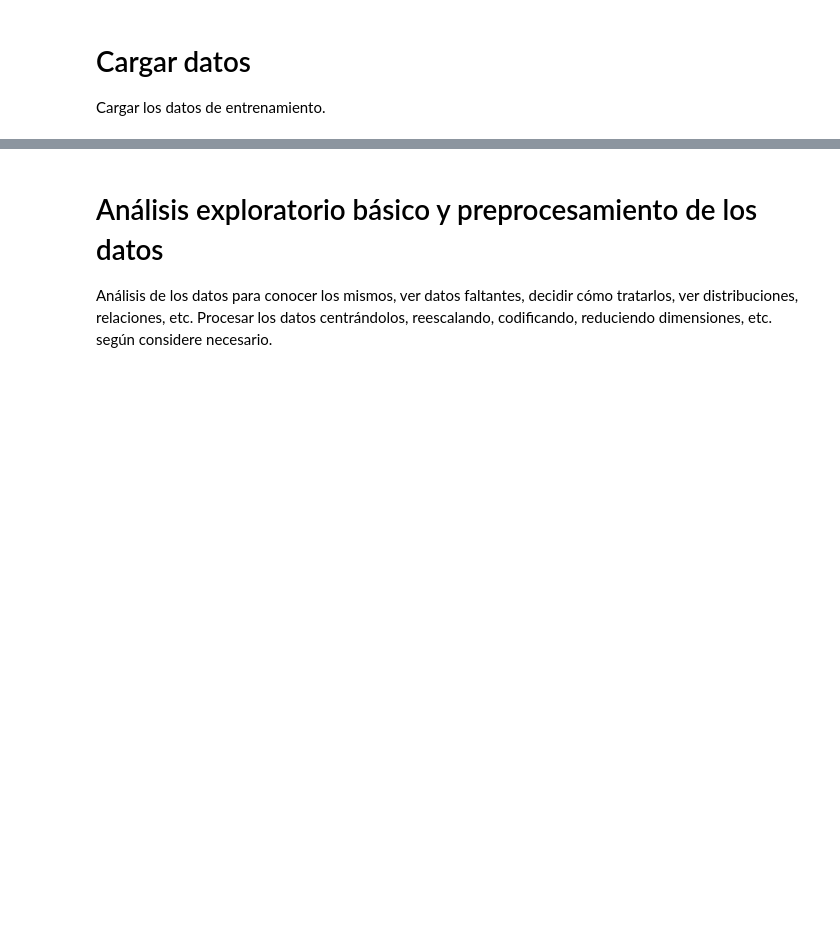
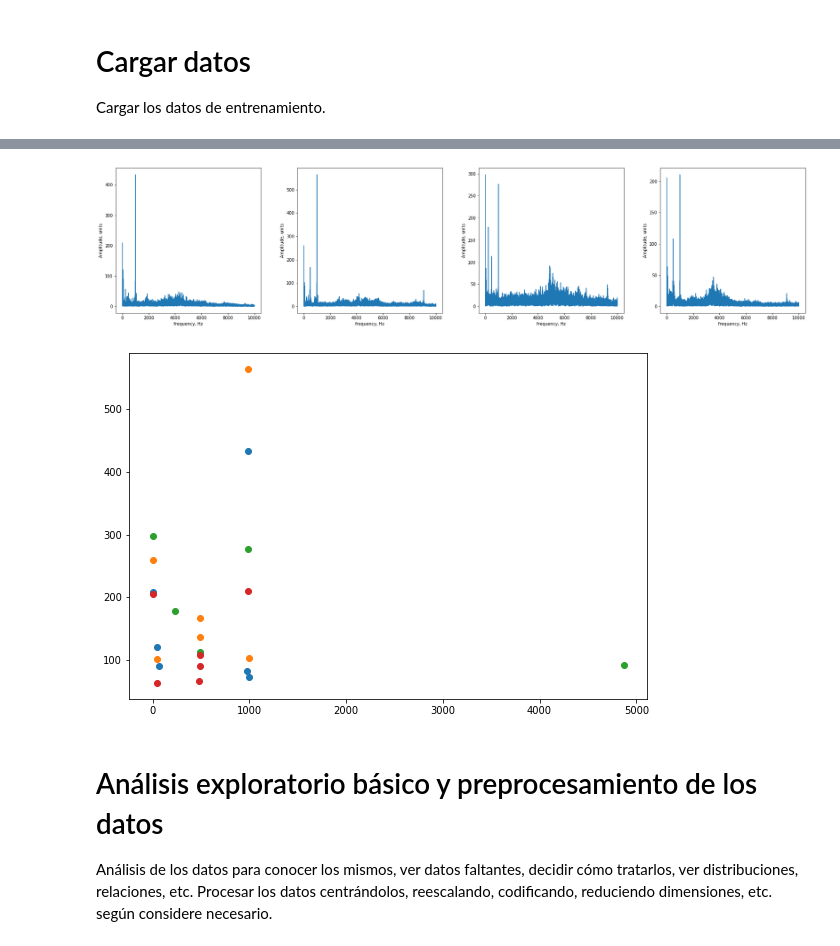
Before and after one commit to mbrito96/CEIA, a Jupyter notebook: X4_AnDatos/TP Integrador/01_GeneracionDataset.ipynb, the cells around one changed output, grey strips where cells are left out. Saved outputs shown, nothing was run; the diff lists cells and outputs as text; code cells hidden in the pictures; blank space fills up the shorter version.

Commit message:
Agrego algo de procesamiento de FFT y extracción de armonicos. Falta agregar como feature del dataset

```diff
--- a/X4_AnDatos/TP Integrador/01_GeneracionDataset.ipynb
+++ b/X4_AnDatos/TP Integrador/01_GeneracionDataset.ipynb
@@ -37,7 +25,6 @@ PATH_DATASET = "./Dataset/dataset_2.csv"
 from fileinput import filename
 import os
 from os.path import isfile, join
-
 from matplotlib.pyplot import axis
 
 # onlyfiles = [f for f in listdir(PATH_EXPERIMENT) if isfile(join(PATH_EXPERIMENT, f))]
@@ -57,20 +44,29 @@ def GetIQR(df):
     iqr = q3 - q1
     return np.array(iqr).flatten().reshape(1,4)
 
+def GetFundFreq(df):
+    fft = np.fft.rfft(np.array(df), axis=0)
+    print(fft)
+
 
 def AddNewRow(df_out, df_in):
-    f_vals = np.array(df_in.mean(axis=0)).reshape(1,4)
-    f_vals = np.vstack((f_vals, np.array(df_in.std(axis=0)).reshape(1,4)))
-    f_vals = np.vstack((f_vals, GetIQR(df_in)))
+    # Get per bearing values
+    f_vals = np.array(df_in.mean(axis=0)).reshape(1,4)  # mean
+    f_vals = np.vstack((f_vals, np.array(df_in.std(axis=0)).reshape(1,4)))  # std
+    f_vals = np.vstack((f_vals, GetIQR(df_in))) # irq
+    GetFundFreq(df_in)
 
     new_row = pd.DataFrame(f_vals.flatten(order='F').reshape(1,len(df_columns)),columns=df_columns)
+
+    # Get
+
     df_out = pd.concat([df_out, new_row], axis=0)
 
     return df_out
 
 
 
-files_to_process = 5 # if -1, process all files in path folder
+files_to_process = 1 # if -1, process all files in path folder
 
 file_names = [x for x in os.listdir(PATH_EXPERIMENT) if x.endswith('.39')]
 df_in = None
@@ -111,3 +112,39 @@ shape: (5, 12)
+# %%
+
+def GetFundFreq(df, Fs):
+    signal = np.array(df)
+    fft_abs = np.abs(np.fft.rfft(signal, axis=0))
+    freq = np.fft.rfftfreq(signal.shape[0], d=1/Fs)
+    i = 1
+    harmonics_to_get = 6
+    harmonics = []
+    fig = plt.figure()
+    fig2 = plt.figure()
+    axes_top = fig2.add_axes([0, 0, 1.2, 1.2])
+    for column in fft_abs.T:
+        axes = fig.add_axes([i, 0, 0.8, 1.2])
+        axes.set_xlabel("frequency, Hz")
+        axes.set_ylabel("Amplitude, units")
+        axes.plot(freq, column)
+        i+=1
+        # Get top N frequencies
+        harmonics.append(sorted(zip(column, freq), reverse=True)[:harmonics_to_get])
+        one = np.asarray(harmonics[-1]).T
+        axes_top.scatter(one[:][1], one[:][0] )
+    plt.show()
+    # print(harmonics)
+    # one = np.asarray(harmonics[0]).T
+    # two = np.asarray(harmonics[1]).T
+    # fig = plt.figure()
+    # axes = fig.add_axes([0, 0, 1.2, 1.2])
+    # axes.scatter(one[:][1], one[:][0] )
+    # axes.scatter(two[:][1], two[:][0] )
+
+
+GetFundFreq(df_in, 20000)
+# %% [output]
+[figure, added]
+[figure, added]
 # %% [markdown]
 # Análisis exploratorio básico y preprocesamiento de los datos
 
```
Also changed, not shown: parts of 2 cells of this notebook.
